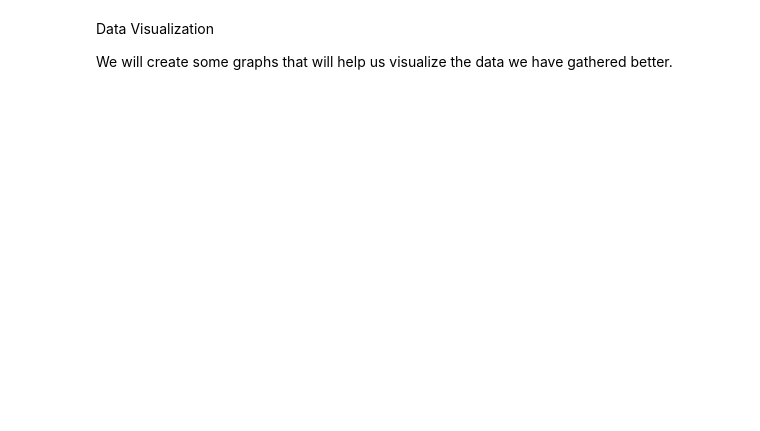
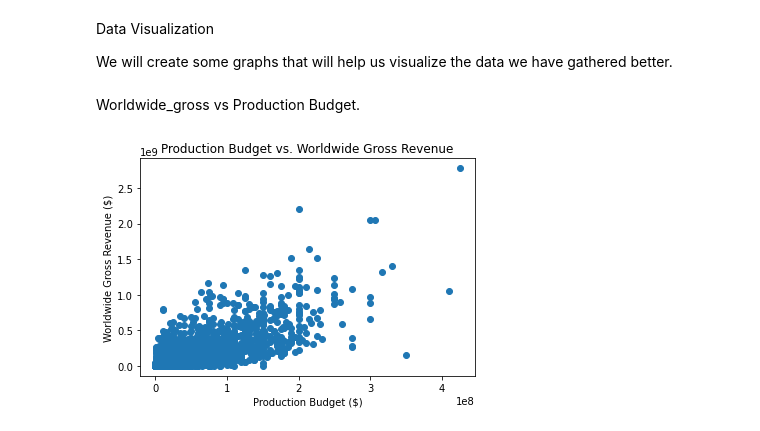
Before and after one commit to KeruboJ/dsc-phase-1-project-v2-4, a Jupyter notebook: student.ipynb, the cells around one changed output. Cells and saved outputs as stored; diff of their text form; code cells hidden in the pictures; blank space fills up the shorter version.

```diff
--- a/student.ipynb
+++ b/student.ipynb
@@ -687,3 +738,22 @@ movies_profit.shape
 Data Visualization
 
 We will create some graphs that will help us visualize the data we have gathered better.
+# %% [markdown]
+Worldwide_gross vs Production Budget.
+# %%
+import matplotlib.pyplot as plt
+
+# Create a scatter plot of production_budget vs. worldwide_gross
+plt.scatter(movie_budgets['production_budget'], movie_budgets['worldwide_gross'])
+
+# Set the x-axis and y-axis labels
+plt.xlabel('Production Budget ($)')
+plt.ylabel('Worldwide Gross Revenue ($)')
+
+# Set the plot title
+plt.title('Production Budget vs. Worldwide Gross Revenue')
+
+# Show the plot
+plt.show()
+# %% [output]
+[figure, added]
```
Also changed, not shown: parts of 15 cells of this notebook.
